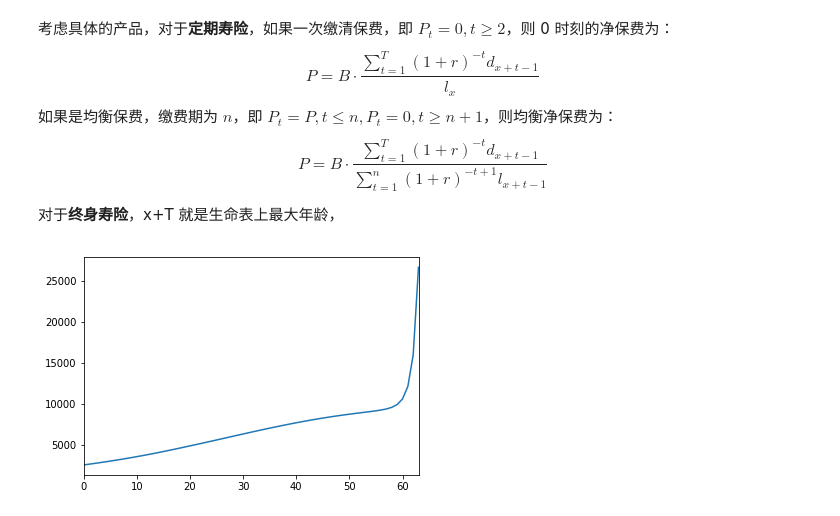
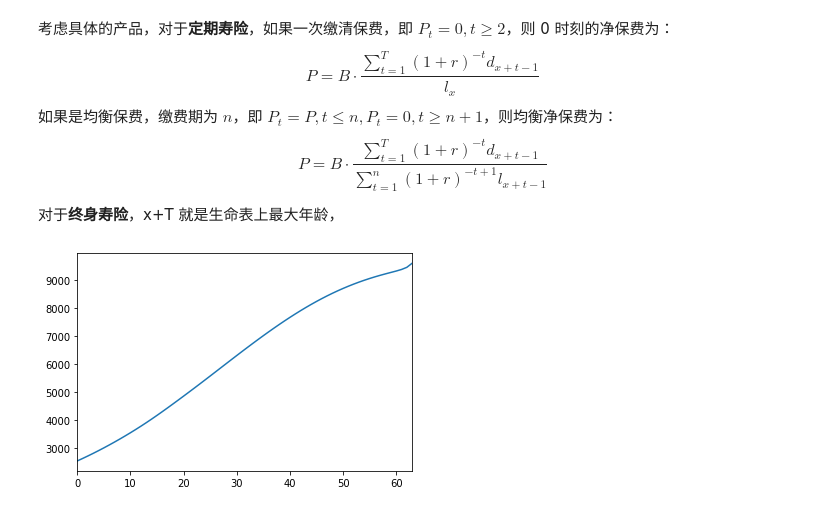
Before and after one commit to pyzeon/Research-2, a Jupyter notebook: 财富管理/保险规划.ipynb, the cells around one changed output. Drawn from its saved outputs; the diff is of its cells as text; code cells hidden in the pictures.

```diff
--- a/财富管理/保险规划.ipynb
+++ b/财富管理/保险规划.ipynb
@@ -378,20 +483,20 @@ $$
 
 对于**终身寿险**，x+T 就是生命表上最大年龄，
 # %%
-# 终身寿险
+# 终身寿险账户保险准备金
 r = 0.04# 收益率
 B = 10000# 保险金额
 x = 40# 当前年龄
 T = CLTable.index[-1] - x# 保险有效期
 t = np.arange(1, T+1).astype(float)
 n = 1# 缴费期数, 1：趸缴, T: 终身缴费
-d = CLTable.iloc[x:-1, 2].values
+d = np.copy(CLTable.iloc[x:-1, 2].values)
 d[-1] += CLTable.iloc[-1, 2]
 l = CLTable.iloc[x:-1, 1].values
 
 P = B * np.sum((1+r)**(-t) * d) / l[0]
 V = (1+r)**t * P * l[0] - B * (1+r)**t * np.cumsum((1+r)**(-t)*d)
 v = V / CLTable.iloc[x+1:, 1].values
 pd.Series(v[:-1]).plot();
 # %% [output]
-[figure, old version]
+[figure, new version]
```
Also changed, not shown: parts of 15 cells of this notebook, 7 other files.
